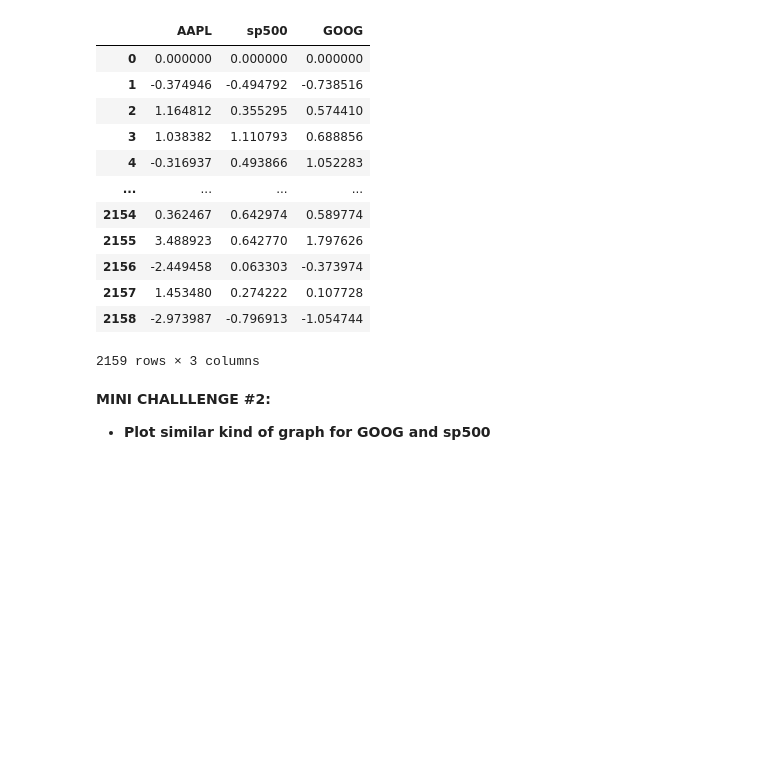
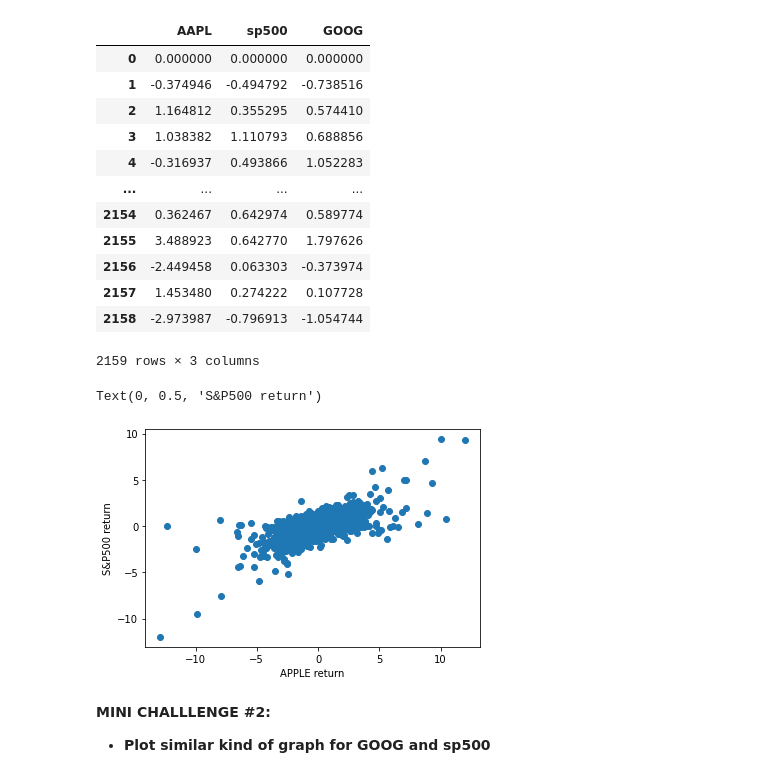
Before and after one commit to hritikverma/python_data_science_and_machine_learning_bootcamp, a Jupyter notebook: 9_Python_101_Data_Visualization_with_matplotlib_Skeleton.ipynb, the cells around one changed output. Saved outputs shown, nothing was run; the diff lists cells and outputs as text; code cells hidden in the pictures; blank space fills up the shorter version.

```diff
--- a/9_Python_101_Data_Visualization_with_matplotlib_Skeleton.ipynb
+++ b/9_Python_101_Data_Visualization_with_matplotlib_Skeleton.ipynb
@@ -70,6 +64,15 @@ df1
 | 2157 | 1.453480 | 0.274222 | 0.107728 |
 | 2158 | -2.973987 | -0.796913 | -1.054744 |
 2159 rows × 3 columns
+# %%
+x=df1['AAPL']
+y=df1['sp500']
+plt.scatter(x,y)
+plt.xlabel('APPLE return')
+plt.ylabel('S&P500 return')
+# %% [output]
+Text(0, 0.5, 'S&P500 return')
+[figure, added]
 # %% [markdown]
 **MINI CHALLLENGE #2:**
 - **Plot similar kind of graph for GOOG and sp500**
```
Also changed, not shown: parts of 20 cells of this notebook.
